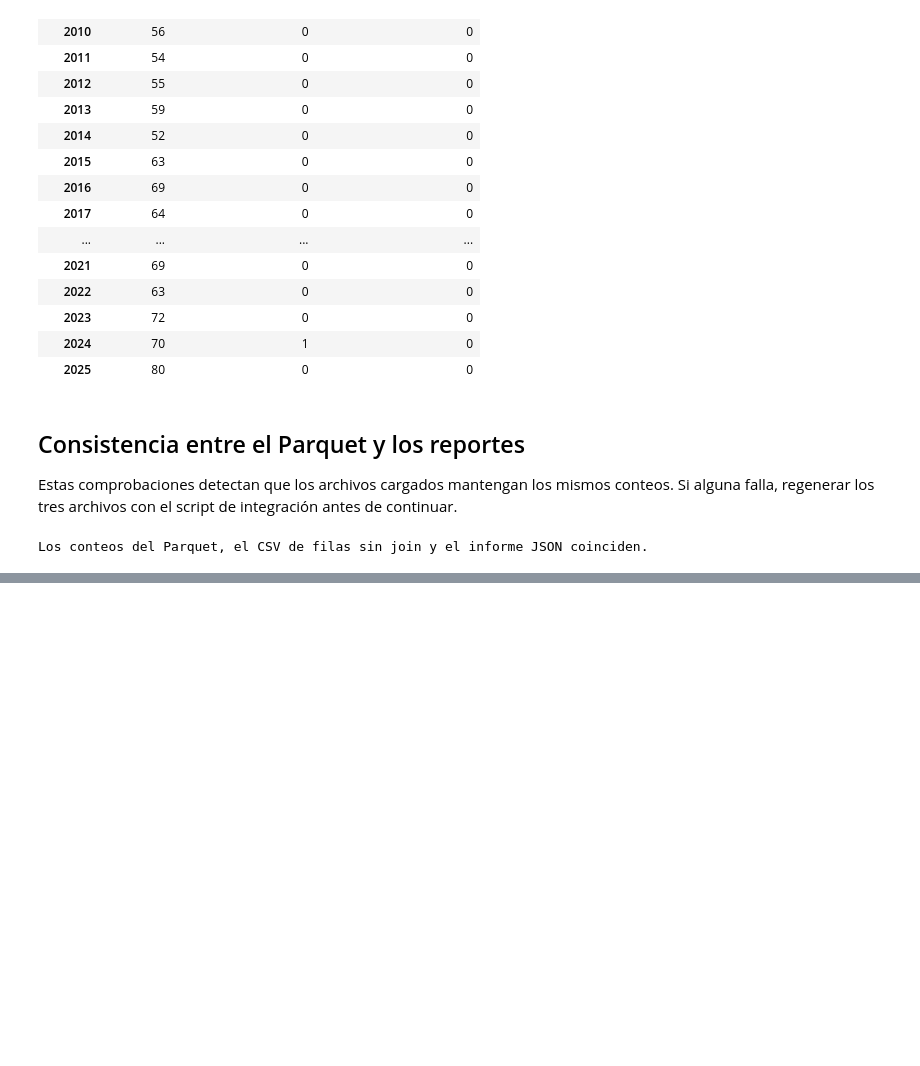
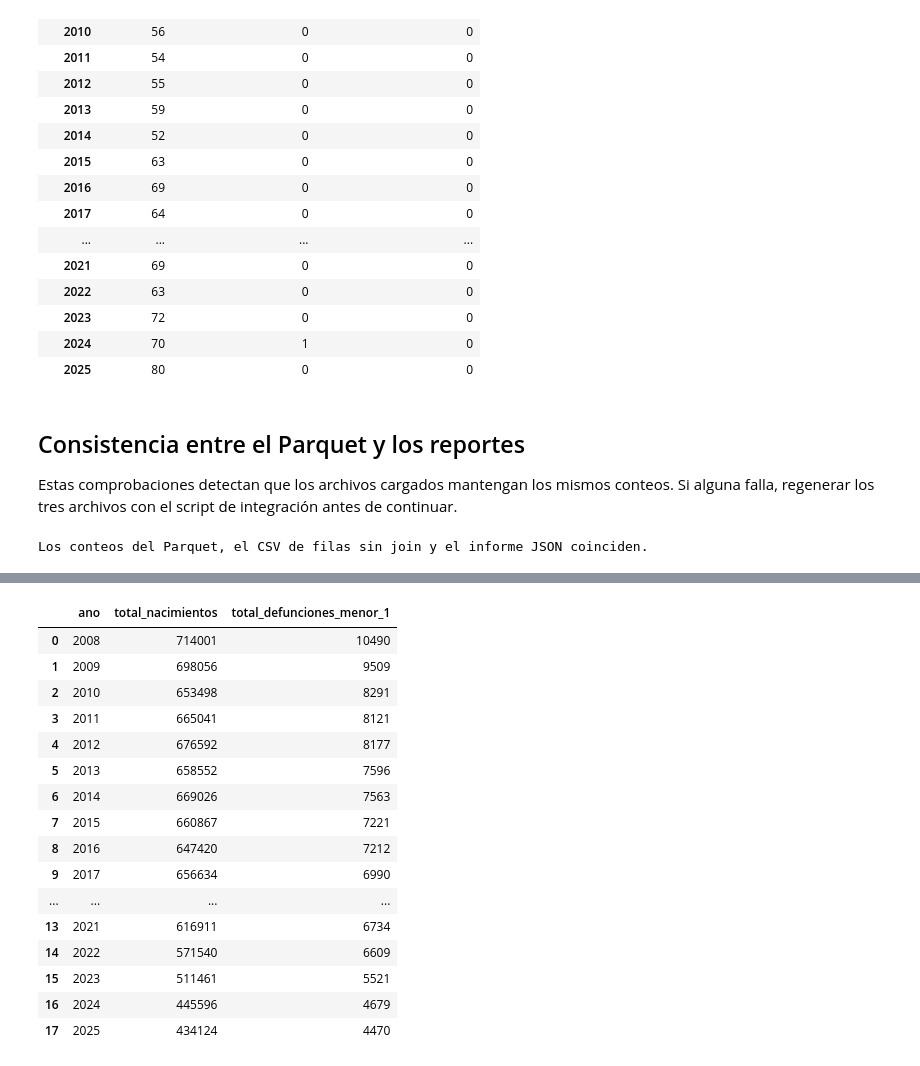
Before and after one commit to thesis-varicella-colombia/data-processing, a Jupyter notebook: notebooks/surviving_infants_explore.ipynb, the cells around one changed output, grey strips where cells are left out. Cells and saved outputs as stored; diff of their text form; code cells hidden in the pictures; blank space fills up the shorter version.

```diff
--- a/notebooks/surviving_infants_explore.ipynb
+++ b/notebooks/surviving_infants_explore.ipynb
@@ -459,0 +532,28 @@ Los conteos del Parquet, el CSV de filas sin join y el informe JSON coinciden.
+# %%
+# Totales por año de las filas disponibles del consolidado (sin totales departamentales).
+# Las medidas nulas se omiten; si todo el año es nulo, se conserva como nulo.
+totales_anuales = (
+    surviving_infants.groupby("ano")[["total_nacimientos", "total_defunciones_menor_1"]]
+    .sum(min_count=1)
+    .reset_index()
+    .sort_values("ano")
+)
+display(totales_anuales)
+# %% [output]
+|  | ano | total_nacimientos | total_defunciones_menor_1 |
+| 0 | 2008 | 714001 | 10490 |
+| 1 | 2009 | 698056 | 9509 |
+| 2 | 2010 | 653498 | 8291 |
+| 3 | 2011 | 665041 | 8121 |
+| 4 | 2012 | 676592 | 8177 |
+| 5 | 2013 | 658552 | 7596 |
+| 6 | 2014 | 669026 | 7563 |
+| 7 | 2015 | 660867 | 7221 |
+| 8 | 2016 | 647420 | 7212 |
+| 9 | 2017 | 656634 | 6990 |
+| ... | ... | ... | ... |
+| 13 | 2021 | 616911 | 6734 |
+| 14 | 2022 | 571540 | 6609 |
+| 15 | 2023 | 511461 | 5521 |
+| 16 | 2024 | 445596 | 4679 |
+| 17 | 2025 | 434124 | 4470 |
```
Also changed, not shown: parts of 2 cells of this notebook, 2 other files.
